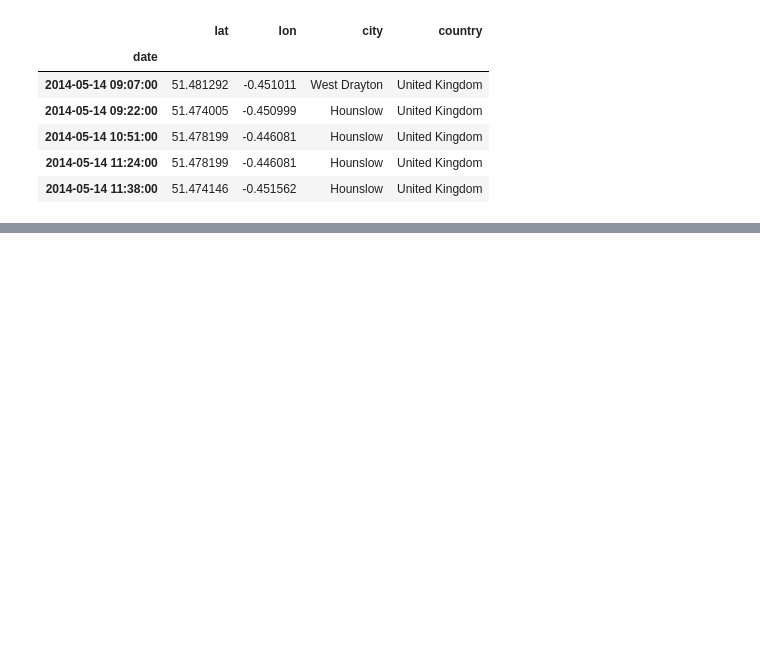
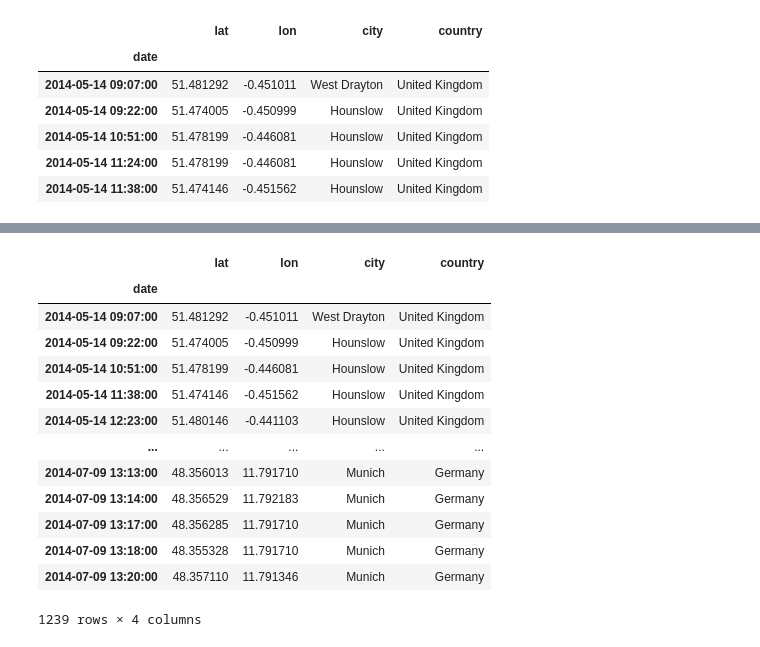
Before and after one commit to qszhao/PTUA2024, a Jupyter notebook: Lab05/Lab05_Pandas.ipynb, the cells around one changed output, grey strips where cells are left out. Cells and saved outputs as stored; diff of their text form; code cells hidden in the pictures; blank space fills up the shorter version.

```diff
--- a/Lab05/Lab05_Pandas.ipynb
+++ b/Lab05/Lab05_Pandas.ipynb
@@ -98,2 +275,20 @@ dt.head()
+# %%
+weekday = dt[(dt.index.weekday==0) | (dt.index.weekday==1) | (dt.index.weekday==2) | (dt.index.weekday==3 ) | (dt.index.weekday==4)]
+weekday
+# %% [output]
+|  | lat | lon | city | country |
+| date |  |  |  |  |
+| 2014-05-14 09:07:00 | 51.481292 | -0.451011 | West Drayton | United Kingdom |
+| 2014-05-14 09:22:00 | 51.474005 | -0.450999 | Hounslow | United Kingdom |
+| 2014-05-14 10:51:00 | 51.478199 | -0.446081 | Hounslow | United Kingdom |
+| 2014-05-14 11:38:00 | 51.474146 | -0.451562 | Hounslow | United Kingdom |
+| 2014-05-14 12:23:00 | 51.480146 | -0.441103 | Hounslow | United Kingdom |
+| ... | ... | ... | ... | ... |
+| 2014-07-09 13:13:00 | 48.356013 | 11.791710 | Munich | Germany |
+| 2014-07-09 13:14:00 | 48.356529 | 11.792183 | Munich | Germany |
+| 2014-07-09 13:17:00 | 48.356285 | 11.791710 | Munich | Germany |
+| 2014-07-09 13:18:00 | 48.355328 | 11.791710 | Munich | Germany |
+| 2014-07-09 13:20:00 | 48.357110 | 11.791346 | Munich | Germany |
+1239 rows × 4 columns
 # %%
 # Q19: calculate and plot the number of observations each day of the week has
```
Also changed, not shown: parts of 26 cells of this notebook, 1 other file.
